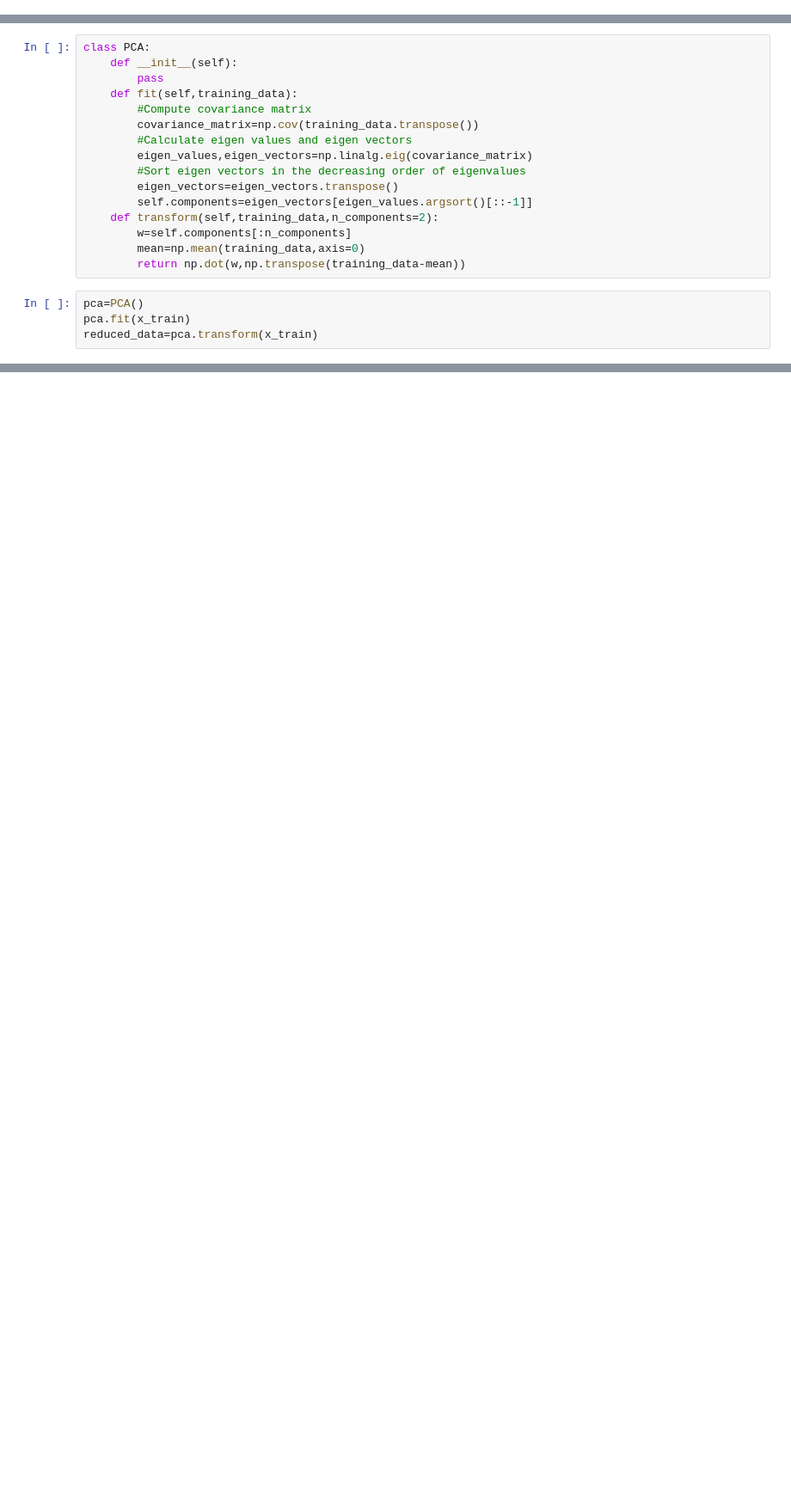
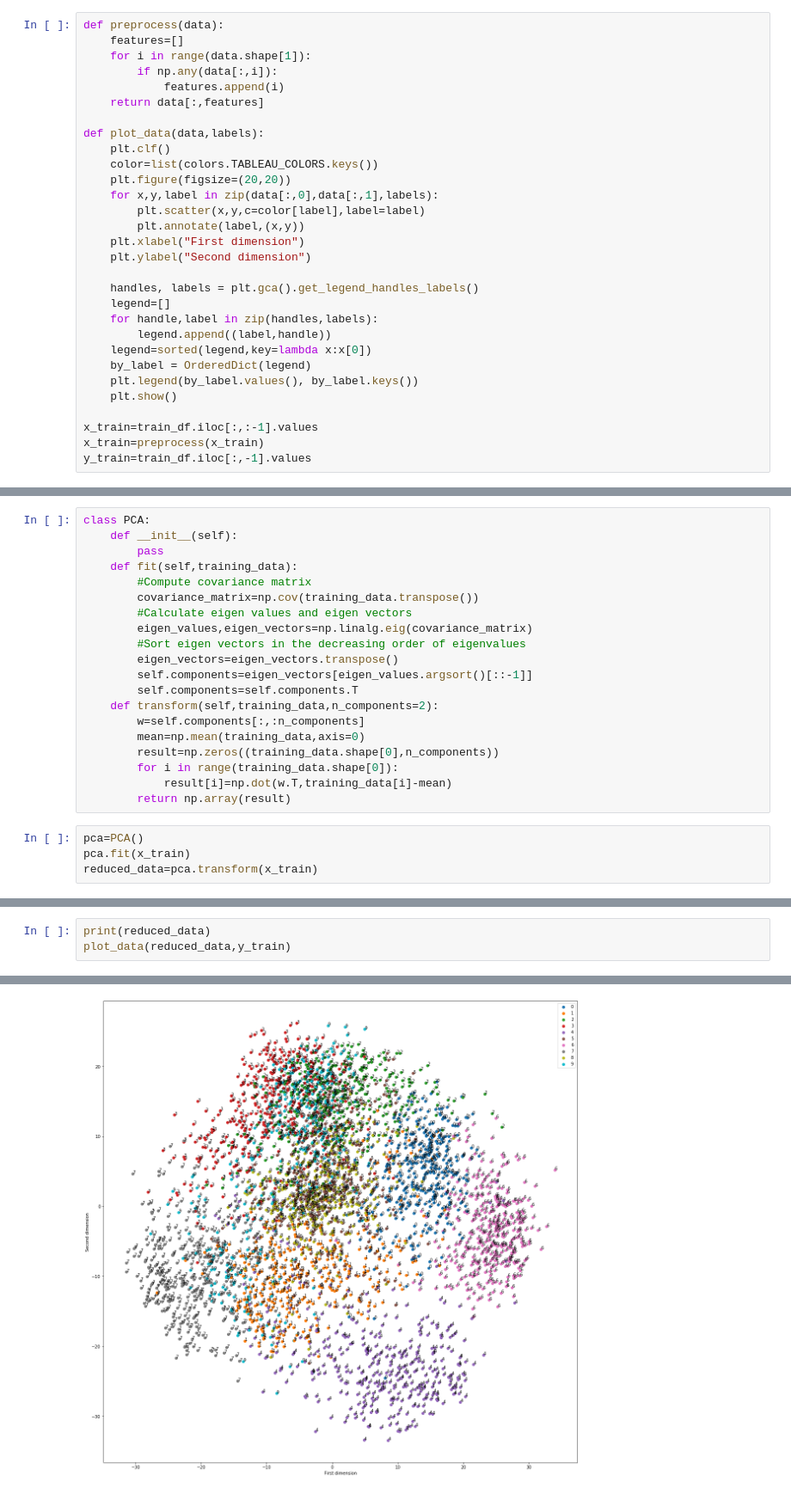
Before and after one commit to Mayur619/Handwritten-Digit-Recognition, a Jupyter notebook: Hw2.ipynb, the cells around one changed output, grey strips where cells are left out. Shown at 86% size. Drawn from its saved outputs; the diff is of its cells as text; blank space fills up the shorter version.

```diff
--- a/Hw2.ipynb
+++ b/Hw2.ipynb
@@ -13,6 +15,36 @@ train_df.head()
 | 3 | 0 | 0 | 0 | 3 | 11 | 16 | 0 | 0 | 0 | 0 | ... | ... |
 | 4 | 0 | 0 | 5 | 14 | 4 | 0 | 0 | 0 | 0 | 0 | ... | ... |
 5 rows × 65 columns
+# %%
+def preprocess(data):
+    features=[]
+    for i in range(data.shape[1]):
+        if np.any(data[:,i]):
+            features.append(i)
+    return data[:,features]
+
+def plot_data(data,labels):
+    plt.clf()
+    color=list(colors.TABLEAU_COLORS.keys())
+    plt.figure(figsize=(20,20))
+    for x,y,label in zip(data[:,0],data[:,1],labels):
+        plt.scatter(x,y,c=color[label],label=label)
+        plt.annotate(label,(x,y))
+    plt.xlabel("First dimension")
+    plt.ylabel("Second dimension")
+
+    handles, labels = plt.gca().get_legend_handles_labels()
+    legend=[]
+    for handle,label in zip(handles,labels):
+        legend.append((label,handle))
+    legend=sorted(legend,key=lambda x:x[0])
+    by_label = OrderedDict(legend)
+    plt.legend(by_label.values(), by_label.keys())
+    plt.show()
+
+x_train=train_df.iloc[:,:-1].values
+x_train=preprocess(x_train)
+y_train=train_df.iloc[:,-1].values
 # %%
 class KMeans:
     def __init__(self,k,iterations):
@@ -69,10 +100,14 @@ class PCA:
         #Sort eigen vectors in the decreasing order of eigenvalues
         eigen_vectors=eigen_vectors.transpose()
         self.components=eigen_vectors[eigen_values.argsort()[::-1]]
+        self.components=self.components.T
     def transform(self,training_data,n_components=2):
-        w=self.components[:n_components]
+        w=self.components[:,:n_components]
         mean=np.mean(training_data,axis=0)
-        return np.dot(w,np.transpose(training_data-mean))
+        result=np.zeros((training_data.shape[0],n_components))
+        for i in range(training_data.shape[0]):
+            result[i]=np.dot(w.T,training_data[i]-mean)
+        return np.array(result)
 # %%
 pca=PCA()
 pca.fit(x_train)
@@ -87,0 +115,4 @@ plt.show()
+# %%
+print(reduced_data)
+plot_data(reduced_data,y_train)
+# %% [output]
@@ -87,0 +127 @@ plt.show()
+[figure, added]
```
Also changed, not shown: parts of 9 cells of this notebook.
